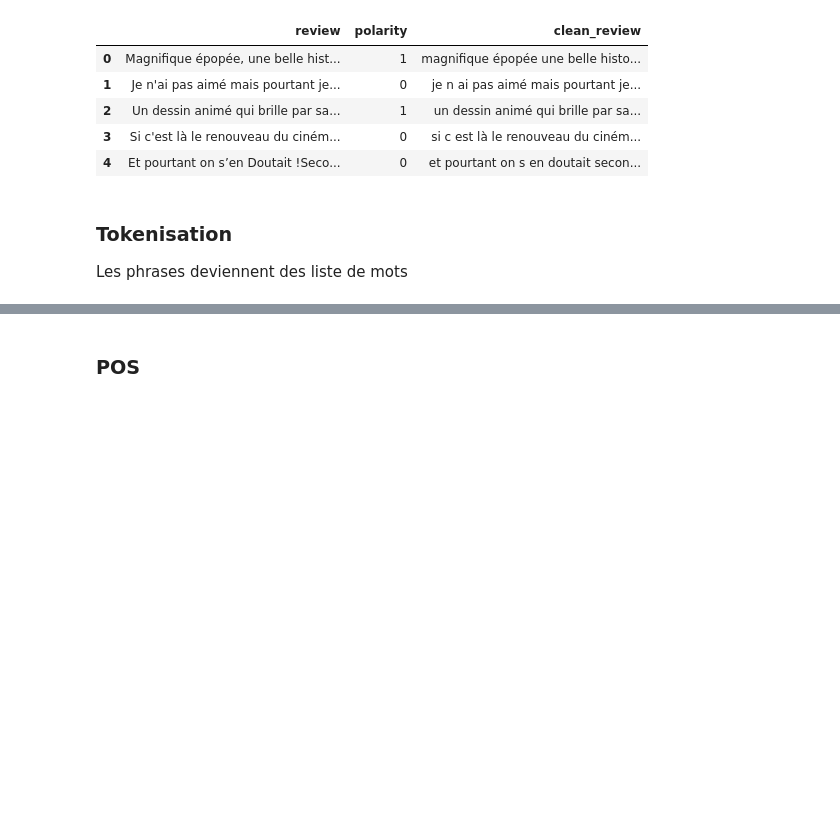
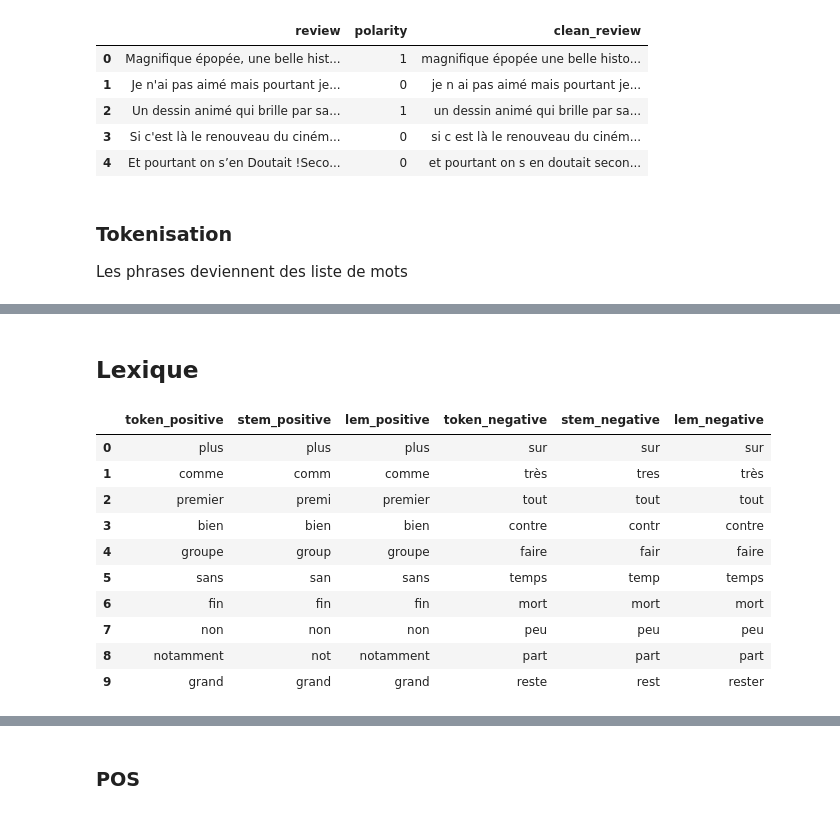
Before and after one commit to Vachonni/TrainingNLP, a Jupyter notebook: ConsortFormationNLP.ipynb, the cells around one changed output, grey strips where cells are left out. Cells and saved outputs as stored; diff of their text form; code cells hidden in the pictures; blank space fills up the shorter version.

```diff
--- a/ConsortFormationNLP.ipynb
+++ b/ConsortFormationNLP.ipynb
@@ -124,0 +223,29 @@ test_data.head()
+# %% [markdown]
+## Lexique
+# %%
+# Load lexicon txt file with pandas
+lex_pos = pd.read_csv(config.base_dir + '/Data/positive_words_fr.txt', header=None)
+lex_pos.columns = ['token_positive']
+lex_neg = pd.read_csv(config.base_dir + '/Data/negative_words_fr.txt', header=None)
+lex_neg.columns = ['token_negative']
+# Create steemed versions of the lexicon
+lex_pos['stem_positive'] = lex_pos['token_positive'].apply(lambda x: stemmer.stem(x))
+lex_neg['stem_negative'] = lex_neg['token_negative'].apply(lambda x: stemmer.stem(x))
+# Create lemmatised versions of the lexicon
+lex_pos['lem_positive'] = lex_pos['token_positive'].apply(lambda x: nlp(x)[0]._.lefff_lemma)
+lex_neg['lem_negative'] = lex_neg['token_negative'].apply(lambda x: nlp(x)[0]._.lefff_lemma)
+
+lex = pd.concat([lex_pos, lex_neg], axis=1)
+lex.head(10)
+# %% [output]
+|  | token_positive | stem_positive | lem_positive | token_negative | stem_negative | lem_negative |
+| 0 | plus | plus | plus | sur | sur | sur |
+| 1 | comme | comm | comme | très | tres | très |
+| 2 | premier | premi | premier | tout | tout | tout |
+| 3 | bien | bien | bien | contre | contr | contre |
+| 4 | groupe | group | groupe | faire | fair | faire |
+| 5 | sans | san | sans | temps | temp | temps |
+| 6 | fin | fin | fin | mort | mort | mort |
+| 7 | non | non | non | peu | peu | peu |
+| 8 | notamment | not | notamment | part | part | part |
+| 9 | grand | grand | grand | reste | rest | rester |
```
Also changed, not shown: parts of 60 cells of this notebook.
